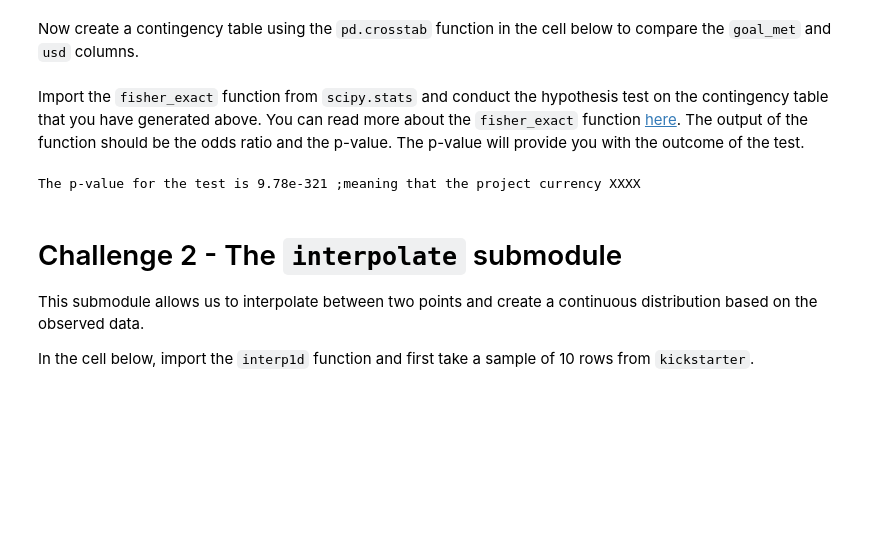
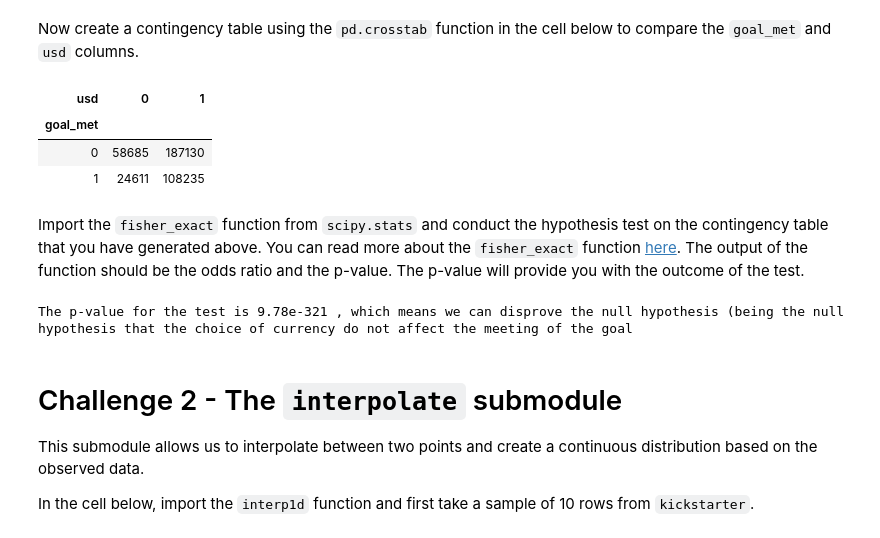
Before and after one commit to ta-data-bcn/lab-intro-to-scipy, a Jupyter notebook: your-code/main.ipynb, the cells around one changed output. Saved outputs shown, nothing was run; the diff lists cells and outputs as text; code cells hidden in the pictures; blank space fills up the shorter version.

```diff
--- a/your-code/main.ipynb
+++ b/your-code/main.ipynb
@@ -91,17 +84,23 @@ projects['usd'] = np.where(projects.currency == 'USD', 1, 0)
 Now create a contingency table using the `pd.crosstab` function in the cell below to compare the `goal_met` and `usd` columns.
 # %%
 contingency_table = pd.crosstab(projects['goal_met'], projects['usd'])
+# %%
+contingency_table
+# %% [output]
+| usd | 0 | 1 |
+| goal_met |  |  |
+| 0 | 58685 | 187130 |
+| 1 | 24611 | 108235 |
 # %% [markdown]
 Import the `fisher_exact` function from `scipy.stats` and conduct the hypothesis test on the contingency table that you have generated above. You can read more about the `fisher_exact` function [here](https://docs.scipy.org/doc/scipy/reference/generated/scipy.stats.fisher_exact.html#scipy.stats.fisher_exact). The output of the function should be the odds ratio and the p-value. The p-value will provide you with the outcome of the test.
 # %%
 # Your code here:
+
 from scipy.stats import fisher_exact
 p = fisher_exact(contingency_table, alternative='two-sided')
-print('The p-value for the test is', p[1], ';meaning that the project currency XXXX')
-
-##@@TODO: include this formula in cheatsheet
+print('The p-value for the test is', p[1], ', which means we can disprove the null hypothesis (being the null hypothesis that the choice of currency do not affect the meeting of the goal')
 # %% [output]
-The p-value for the test is 9.78e-321 ;meaning that the project currency XXXX
+The p-value for the test is 9.78e-321 , which means we can disprove the null hypothesis (being the null hypothesis that the choice of currency do not affect the meeting of the goal
 # %% [markdown]
 # Challenge 2 - The `interpolate` submodule
 
```
Also changed, not shown: parts of 9 cells of this notebook.
